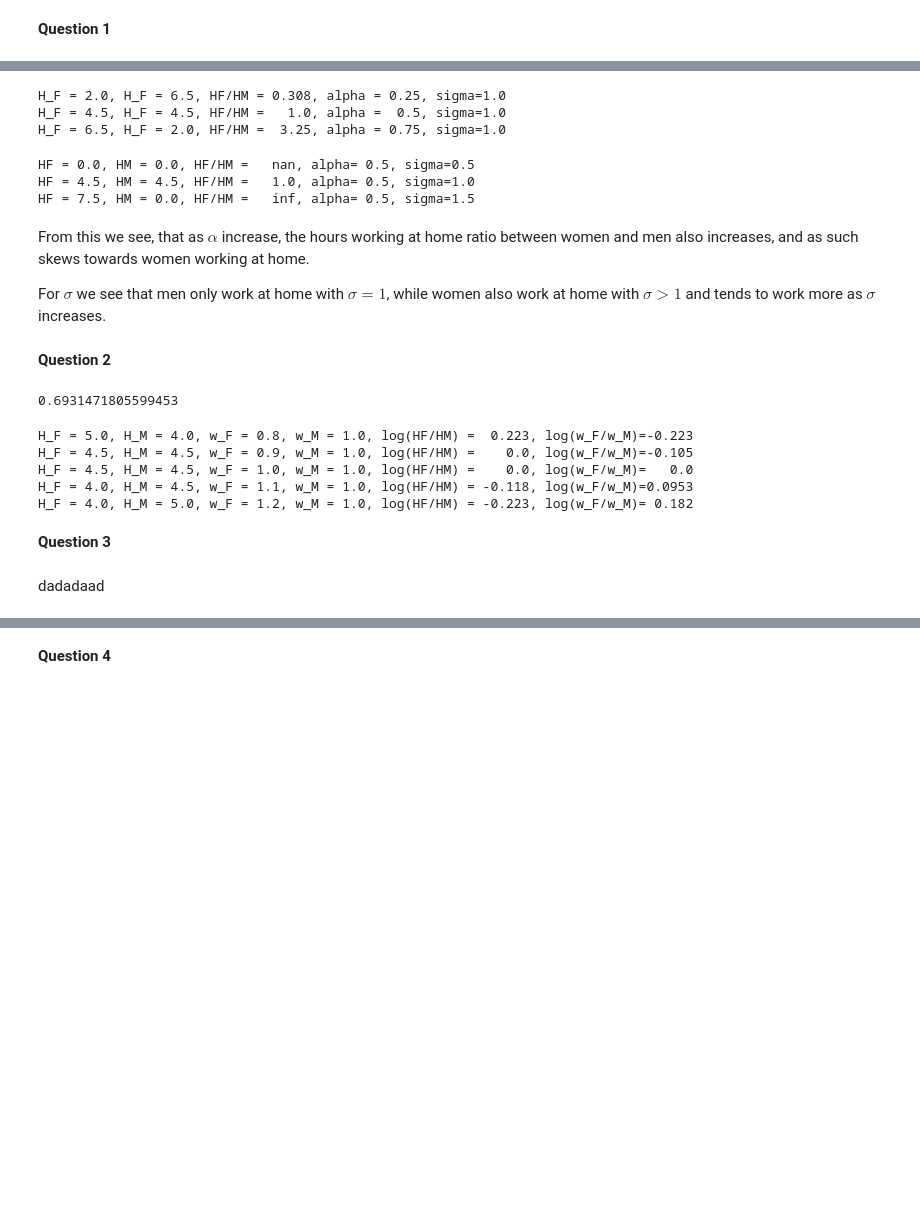
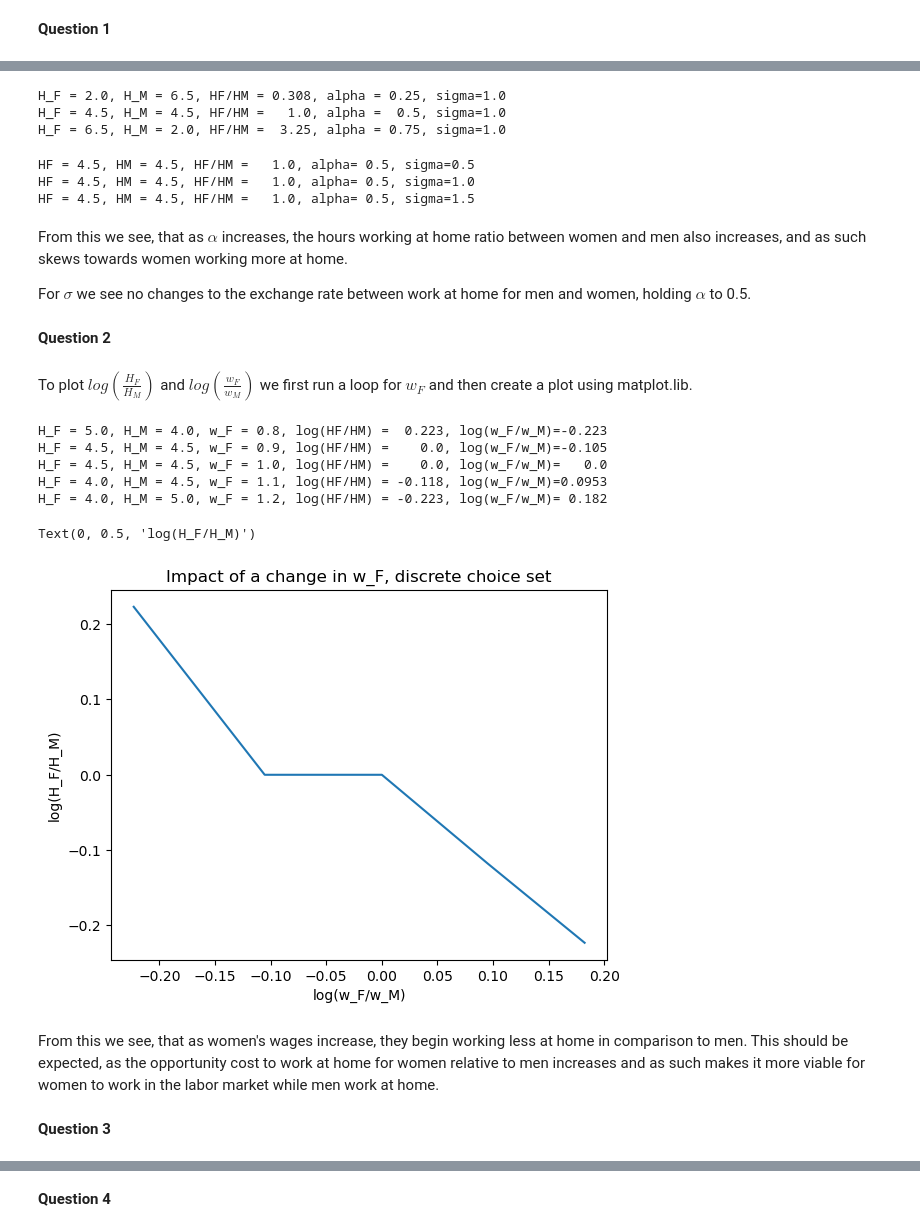
Before and after one commit to NumEconCopenhagen/projects-2023-tgr401, a Jupyter notebook: inauguralproject/Final_inauguralproject.ipynb, the cells around one changed output, grey strips where cells are left out. Saved outputs shown, nothing was run; the diff lists cells and outputs as text; code cells hidden in the pictures; blank space fills up the shorter version.

```diff
--- a/inauguralproject/Final_inauguralproject.ipynb
+++ b/inauguralproject/Final_inauguralproject.ipynb
@@ -25,49 +26,66 @@ To illustrate how $H_F/H_M$ changes when varying $\alpha$ and $\sigma$, we set u
 # %%
-#hvad sker der med HM/HF forholdet ved ændring i alpha
+#how HM/HF reacts to a change in alpha
 for alpha in [0.25,0.5,0.75]:
     hoc.par.alpha=alpha
     solve=hoc.solve_discrete()
-    print(f'H_F = {solve.H_F}, H_F = {solve.H_M}, HF/HM = {solve.H_F/solve.H_M:5.3}, alpha = {alpha:4}, sigma={hoc.par.sigma}')
+    print(f'H_F = {solve.H_F}, H_M = {solve.H_M}, HF/HM = {solve.H_F/solve.H_M:5.3}, alpha = {alpha:4}, sigma={hoc.par.sigma}')
+#reset alpha
+hoc.par.alpha=0.5
 
-hoc.par.alpha=0.5
-#hvad sker der med HM/HF forholdet ved ændring i alpha
+#how HM/HF reacts to a change in sigma
 for sigma in [0.5,1.0,1.5]:
     hoc.par.sigma=sigma
     solve=hoc.solve_discrete()
     print(f'HF = {solve.H_F}, HM = {solve.H_M}, HF/HM = {solve.H_F/solve.H_M:5.3}, alpha={hoc.par.alpha:4}, sigma={sigma}')
-
+#reset sigma
 hoc.par.sigma=1
 # %% [output]
-H_F = 2.0, H_F = 6.5, HF/HM = 0.308, alpha = 0.25, sigma=1.0
-H_F = 4.5, H_F = 4.5, HF/HM =   1.0, alpha =  0.5, sigma=1.0
-H_F = 6.5, H_F = 2.0, HF/HM =  3.25, alpha = 0.75, sigma=1.0
+H_F = 2.0, H_M = 6.5, HF/HM = 0.308, alpha = 0.25, sigma=1.0
+H_F = 4.5, H_M = 4.5, HF/HM =   1.0, alpha =  0.5, sigma=1.0
+H_F = 6.5, H_M = 2.0, HF/HM =  3.25, alpha = 0.75, sigma=1.0
-HF = 0.0, HM = 0.0, HF/HM =   nan, alpha= 0.5, sigma=0.5
+HF = 4.5, HM = 4.5, HF/HM =   1.0, alpha= 0.5, sigma=0.5
 HF = 4.5, HM = 4.5, HF/HM =   1.0, alpha= 0.5, sigma=1.0
-HF = 7.5, HM = 0.0, HF/HM =   inf, alpha= 0.5, sigma=1.5
+HF = 4.5, HM = 4.5, HF/HM =   1.0, alpha= 0.5, sigma=1.5
 # %% [markdown]
-From this we see, that as $\alpha$ increase, the hours working at home ratio between women and men also increases, and as such skews towards women working at home.
+From this we see, that as $\alpha$ increases, the hours working at home ratio between women and men also increases, and as such skews towards women working more at home.
 
-For $\sigma$ we see that men only work at home with $\sigma=1$, while women also work at home with $\sigma>1$ and tends to work more as $\sigma$ increases.
+For $\sigma$ we see no changes to the exchange rate between work at home for men and women, holding $\alpha$ to 0.5.
 # %% [markdown]
 **Question 2**
-# %%
-a=np.log(2)
-print(a)
-# %% [output]
-0.6931471805599453
+# %% [markdown]
+To plot $log(\frac{H_F}{H_M})$ and $log(\frac{w_F}{w_M})$ we first run a loop for $w_F$ and then create a plot using matplot.lib.
 # %%
 for w_F in hoc.par.w_F_vec:
     hoc.par.w_F=w_F
     solve=hoc.solve_discrete()
-    print(f'H_F = {solve.H_F}, H_M = {solve.H_M}, w_F = {w_F}, w_M = {hoc.par.w_M}, log(HF/HM) = {np.log(solve.H_F/solve.H_M):6.3}, log(w_F/w_M)={np.log(w_F/hoc.par.w_M):6.3}')
+    print(f'H_F = {solve.H_F}, H_M = {solve.H_M}, w_F = {w_F}, log(HF/HM) = {np.log(solve.H_F/solve.H_M):6.3}, log(w_F/w_M)={np.log(w_F/hoc.par.w_M):6.3}')
+#reset w_F
 hoc.par.w_F=1
+
+#create log(HF/HM) and log(WF/WM)
+log_w_F_w_M=np.log(hoc.par.w_F_vec)
+disc_log_H_F_H_M=[0.223,0.0,0.0,-0.118,-0.223]
+
+# a. create the figure
+discfig = plt.figure()
+
+# b. plot
+discax = discfig.add_subplot(1,1,1)
+
+discax.plot(log_w_F_w_M,disc_log_H_F_H_M)
+
+discax.set_title('Impact of a change in w_F, discrete choice set')
+discax.set_xlabel('log(w_F/w_M)')
+discax.set_ylabel('log(H_F/H_M)')
 # %% [output]
-H_F = 5.0, H_M = 4.0, w_F = 0.8, w_M = 1.0, log(HF/HM) =  0.223, log(w_F/w_M)=-0.223
-H_F = 4.5, H_M = 4.5, w_F = 0.9, w_M = 1.0, log(HF/HM) =    0.0, log(w_F/w_M)=-0.105
-H_F = 4.5, H_M = 4.5, w_F = 1.0, w_M = 1.0, log(HF/HM) =    0.0, log(w_F/w_M)=   0.0
-H_F = 4.0, H_M = 4.5, w_F = 1.1, w_M = 1.0, log(HF/HM) = -0.118, log(w_F/w_M)=0.0953
-H_F = 4.0, H_M = 5.0, w_F = 1.2, w_M = 1.0, log(HF/HM) = -0.223, log(w_F/w_M)= 0.182
+H_F = 5.0, H_M = 4.0, w_F = 0.8, log(HF/HM) =  0.223, log(w_F/w_M)=-0.223
+H_F = 4.5, H_M = 4.5, w_F = 0.9, log(HF/HM) =    0.0, log(w_F/w_M)=-0.105
+H_F = 4.5, H_M = 4.5, w_F = 1.0, log(HF/HM) =    0.0, log(w_F/w_M)=   0.0
+H_F = 4.0, H_M = 4.5, w_F = 1.1, log(HF/HM) = -0.118, log(w_F/w_M)=0.0953
+H_F = 4.0, H_M = 5.0, w_F = 1.2, log(HF/HM) = -0.223, log(w_F/w_M)= 0.182
+Text(0, 0.5, 'log(H_F/H_M)')
+[figure, added]
+# %% [markdown]
+From this we see, that as women's wages increase, they begin working less at home in comparison to men. This should be expected, as the opportunity cost to work at home for women relative to men increases and as such makes it more viable for women to work in the labor market while men work at home.
 # %% [markdown]
 **Question 3**
-# %% [markdown]
-dadadaad
```
Also changed, not shown: parts of 15 cells of this notebook, 2 other files.
